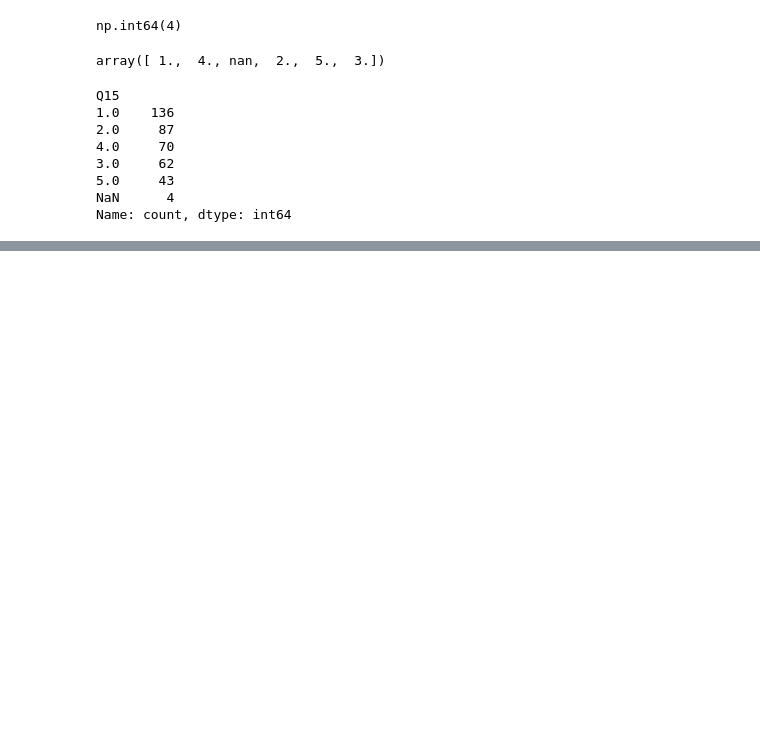
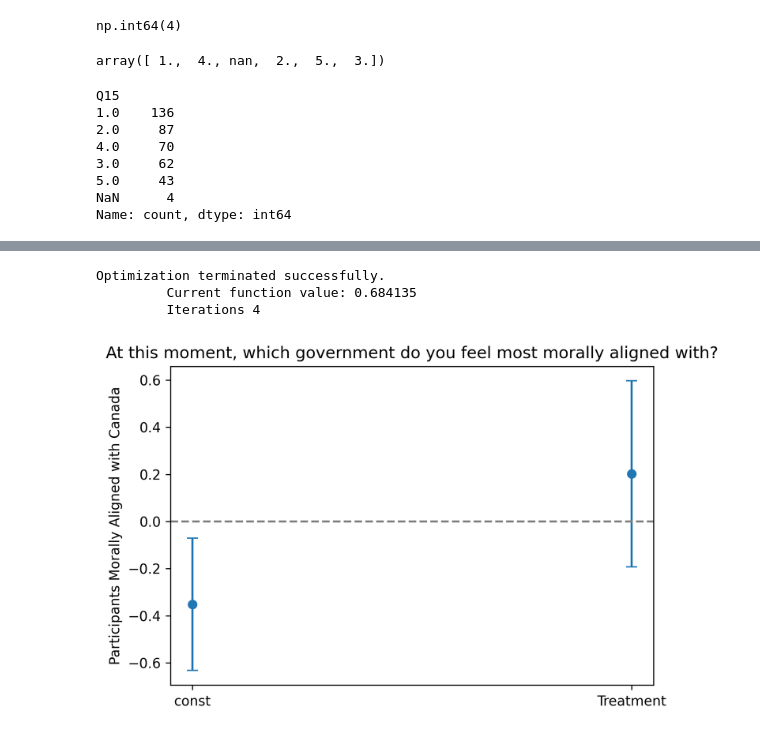
Before and after one commit to lmsobhani/Thesis, a Jupyter notebook: SurveyAnalysisJupyter.ipynb, the cells around one changed output, grey strips where cells are left out. Cells and saved outputs as stored; diff of their text form; code cells hidden in the pictures; blank space fills up the shorter version.

```diff
--- a/SurveyAnalysisJupyter.ipynb
+++ b/SurveyAnalysisJupyter.ipynb
@@ -169,0 +154,9 @@ Notes:
+# %%
+df['Q8_canada'] = df['Q8'].apply(lambda x: 1 if x == 1 else 0) #Defining q8
+
+#Regression for q8
+df_clean_q8 = df[['Treatment', 'Q8_canada']].dropna()
+X_q8 = sm.add_constant(df_clean_q8[['Treatment']])
+y_q8 = df_clean_q8['Q8_canada']
+model_q8 = sm.Logit(y_q8, X_q8).fit()
+print(model_q8.summary())
@@ -169,0 +182,30 @@ Notes:
+# %%
+# Drop missing rows
+df_clean_q8 = df[['Treatment', 'Q8_canada']].dropna()
+
+# Define X and y for logistic regression
+X_q8 = sm.add_constant(df_clean_q8[['Treatment']])
+y_q8 = df_clean_q8['Q8_canada']
+
+# Fit logistic regression model
+model_q8 = sm.Logit(y_q8, X_q8).fit()
+
+# Extract coefficients and confidence intervals
+coef = model_q8.params
+conf = model_q8.conf_int()
+errors = (conf[1] - conf[0]) / 2
+
+# Plot
+plt.figure(figsize=(6, 4), dpi=300)
+plt.errorbar(coef.index, coef.values, yerr=errors.values, fmt='o', capsize=4)
+plt.axhline(0, color='grey', linestyle='--')
+plt.title("At this moment, which government do you feel most morally aligned with?")
+plt.ylabel("Participants Morally Aligned with Canada")
+plt.xticks(rotation=0)
+plt.tight_layout()
+plt.show()
+# %% [output]
+Optimization terminated successfully.
+         Current function value: 0.684135
+         Iterations 4
+[figure, added]
```
Also changed, not shown: parts of 13 cells of this notebook.
